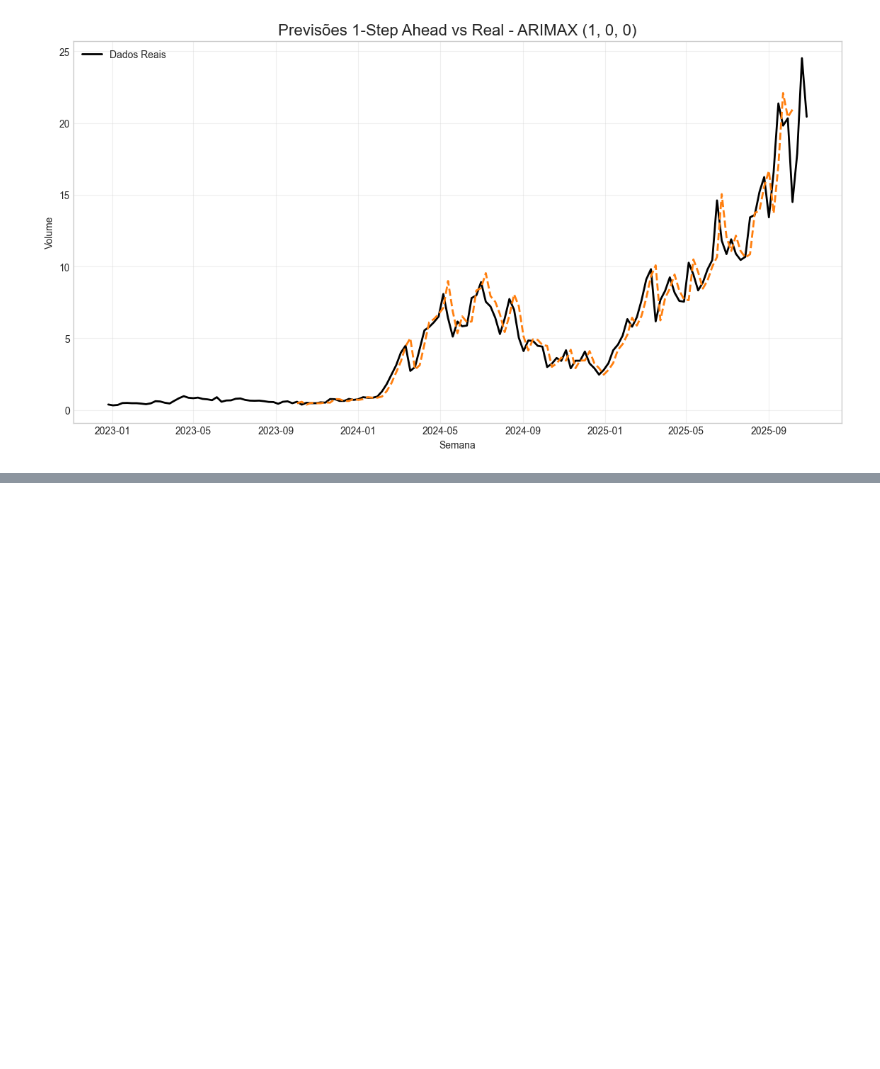
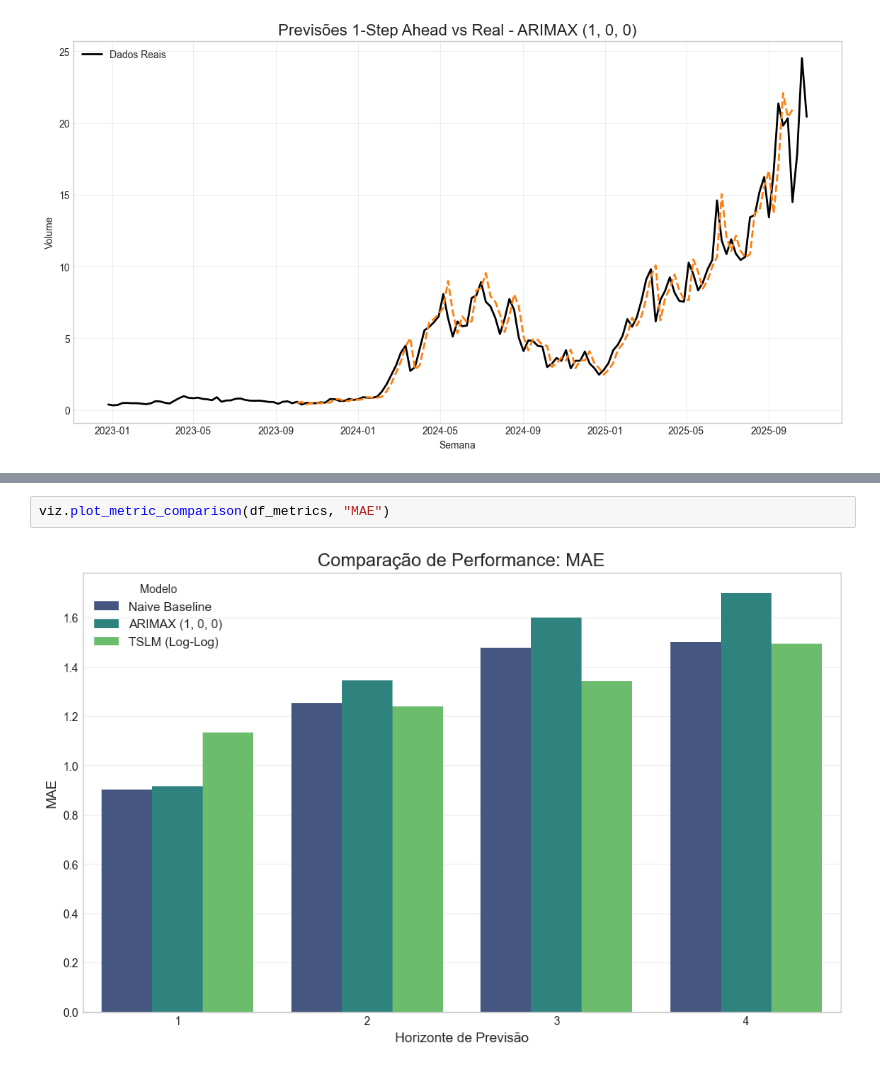
Before and after one commit to kauanmaf/Time-Series-A2, a Jupyter notebook: relatorio.ipynb, the cells around one changed output, grey strips where cells are left out. Cells and saved outputs as stored; diff of their text form; blank space fills up the shorter version.

```diff
--- a/relatorio.ipynb
+++ b/relatorio.ipynb
@@ -1561,0 +1580,4 @@ viz.plot_one_step_ahead(results_arimax, data, TARGET_COL)
+# %%
+viz.plot_metric_comparison(df_metrics, "MAE")
+# %% [output]
+[figure, added]
```
Also changed, not shown: parts of 8 cells of this notebook.
